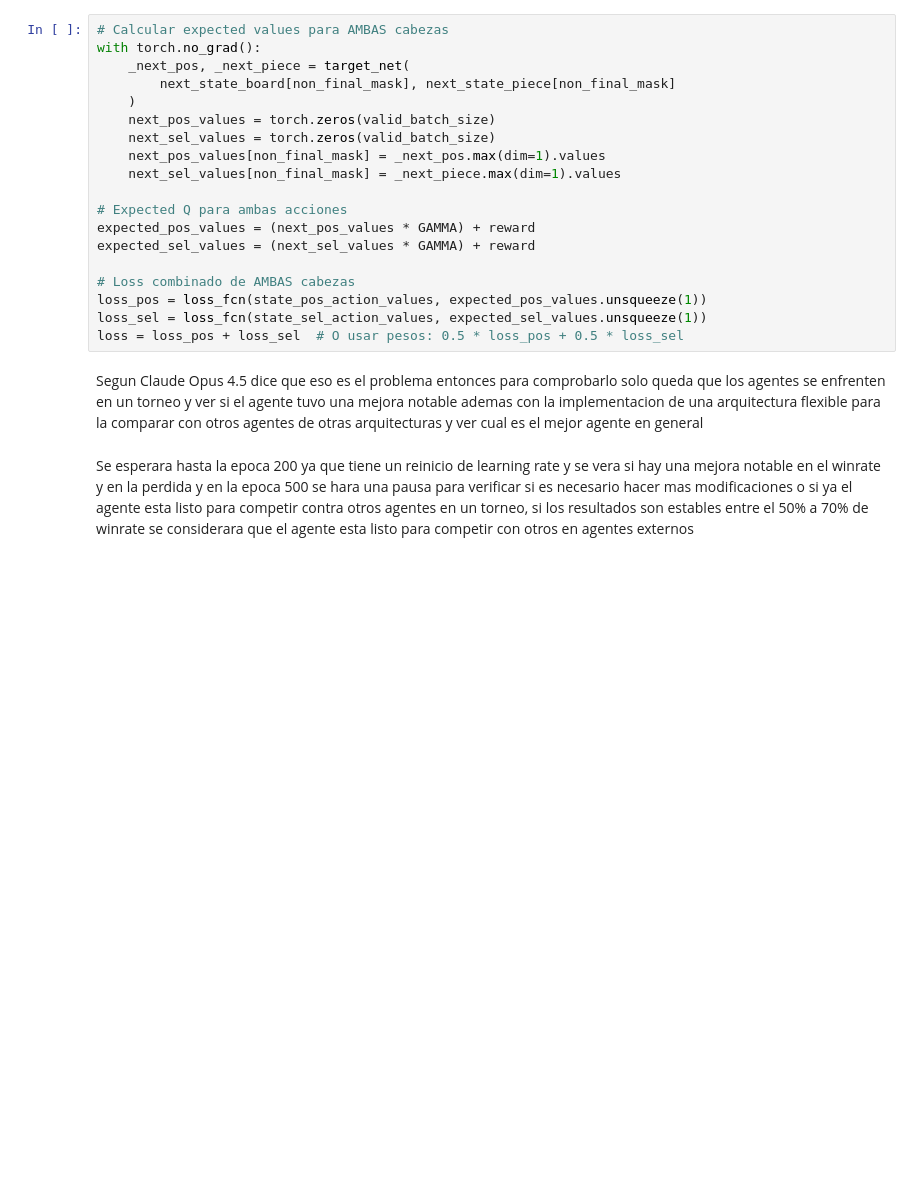
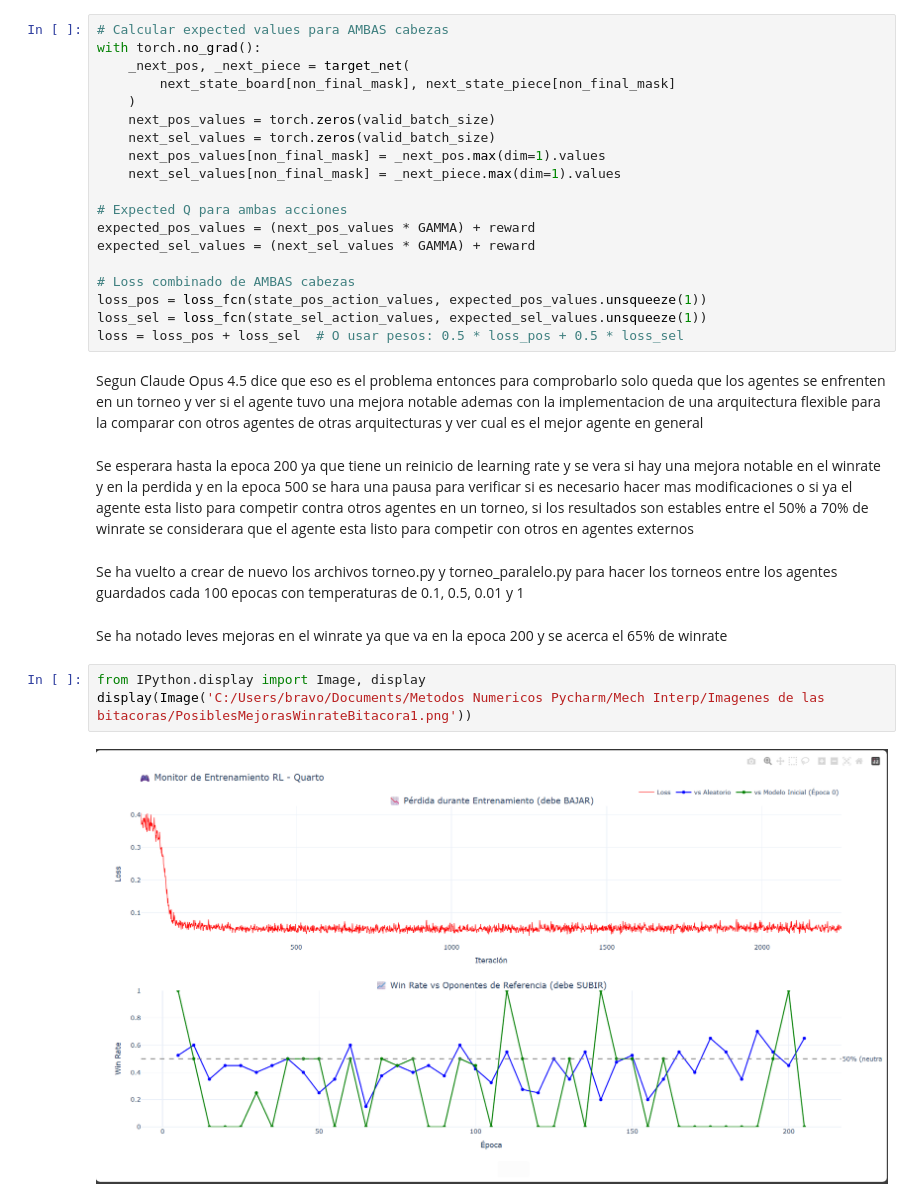
Before and after one commit to Francis1918/WIPCNN, a Jupyter notebook: analysis/Bitacora_1.ipynb, the cells around one changed output. Saved outputs shown, nothing was run; the diff lists cells and outputs as text; blank space fills up the shorter version.

Commit message:
Update con los datos del torneo

```diff
--- a/analysis/Bitacora_1.ipynb
+++ b/analysis/Bitacora_1.ipynb
@@ -222,3 +222,13 @@ Segun Claude Opus 4.5 dice que eso es el problema entonces para comprobarlo solo
 # %% [markdown]
 Se esperara hasta la epoca 200 ya que tiene un reinicio de learning rate y se vera si hay una mejora notable en el winrate y en la perdida
 y en la epoca 500 se hara una pausa para verificar si es necesario hacer mas modificaciones o si ya el agente esta listo para competir contra otros agentes en un torneo, si los resultados son estables entre el 50% a 70% de winrate se considerara que el agente esta listo para competir con otros en agentes externos
+# %% [markdown]
+Se ha vuelto a crear de nuevo los archivos torneo.py y torneo_paralelo.py para hacer los torneos entre los agentes guardados cada 100 epocas
+con temperaturas de 0.1, 0.5, 0.01 y 1
+# %% [markdown]
+Se ha notado leves mejoras en el winrate ya que va en la epoca 200 y se acerca el 65% de winrate
+# %%
+from IPython.display import Image, display
+display(Image('C:/Users/bravo/Documents/Metodos Numericos Pycharm/Mech Interp/Imagenes de las bitacoras/PosiblesMejorasWinrateBitacora1.png'))
+# %% [output]
+[figure, added]
```
Also changed, not shown: parts of 4 cells of this notebook.
